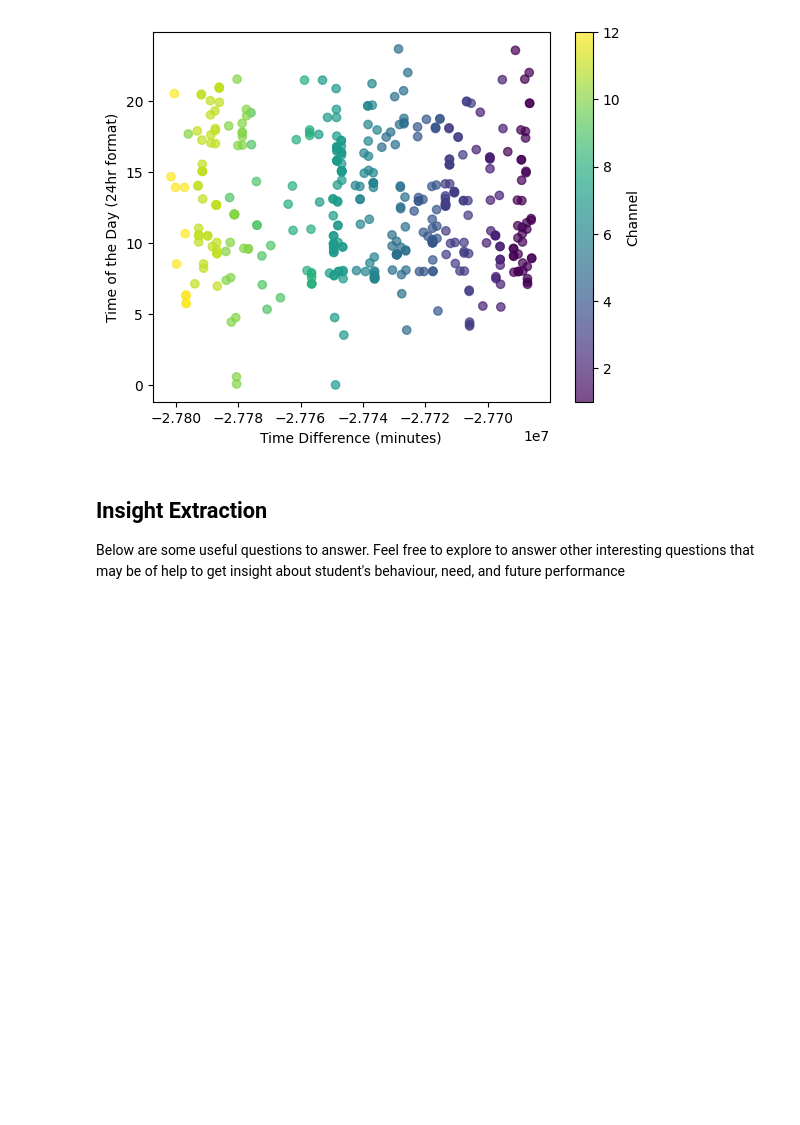
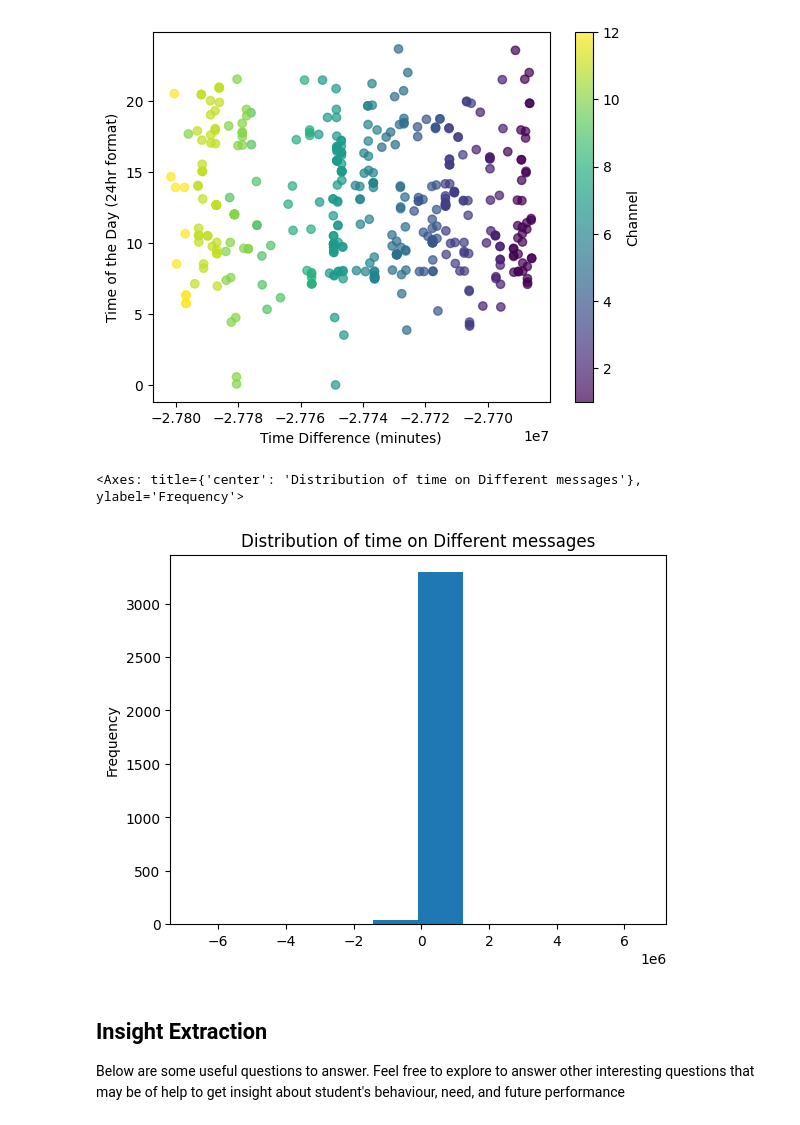
Before and after one commit to fro-su/week0_0_starter_network_analysis, a Jupyter notebook: notebooks/parse_slack_data.ipynb, the cells around one changed output. Drawn from its saved outputs; the diff is of its cells as text; code cells hidden in the pictures; blank space fills up the shorter version.

Commit message:
Distribution of time on Different messages

```diff
--- a/notebooks/parse_slack_data.ipynb
+++ b/notebooks/parse_slack_data.ipynb
@@ -411,3 +411,21 @@ cbar.set_label('Channel')
 plt.show()
 # %% [output]
 [figure]
+# %%
+import pandas as pd
+df = pd.read_csv("all_week.csv")
+# print(df.columns)
+# print(df.msg_sent_time.head(5))
+df.columns
+# top_10_topics_diff_channel2 = df.groupby('channel')['msg_content']['repla'].sum()
+# print(top_10_topics_diff_channel2)
+time_diff = df['msg_sent_time'].diff().dropna()
+df.sort_values(['msg_sent_time'])
+# time_diff
+time_diff.head(10)
+
+Visual_time = time_diff.plot(kind='hist', bins=10, title='Distribution of time on Different messages')
+Visual_time
+# %% [output]
+<Axes: title={'center': 'Distribution of time on Different messages'}, ylabel='Frequency'>
+[figure, added]
```
Also changed, not shown: parts of 2 cells of this notebook, 1 other file.
